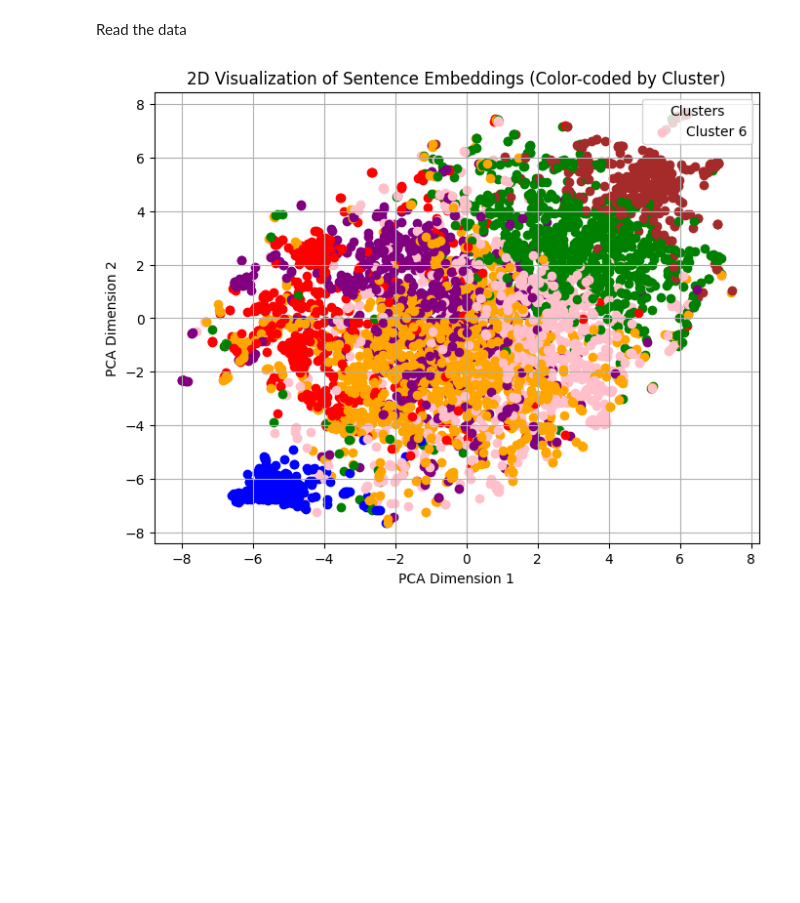
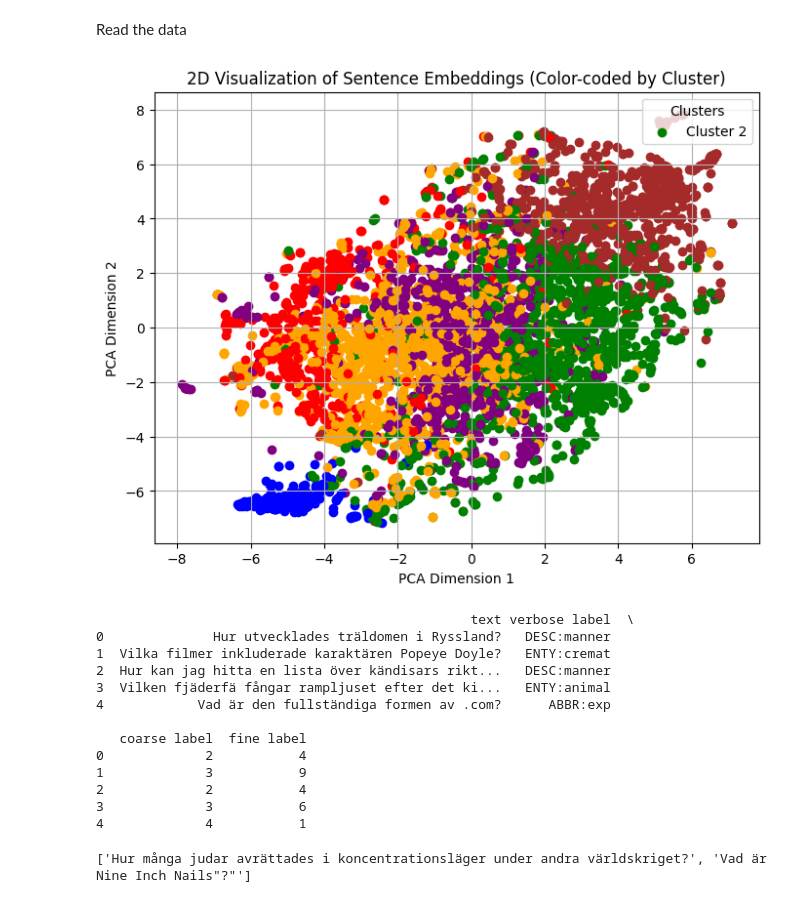
Before and after one commit to SpiffiRacoon/ISBiT, a Jupyter notebook: ML/research_notebook.ipynb, the cells around one changed output. Drawn from its saved outputs; the diff is of its cells as text; code cells hidden in the pictures; blank space fills up the shorter version.

Commit message:
did vector embedding and clustering

```diff
--- a/ML/research_notebook.ipynb
+++ b/ML/research_notebook.ipynb
@@ -17,8 +17,7 @@ sentences = df['text'].tolist()
 # %%
 
 
-# ##.\envISBIT\Scripts\activate to activate my virtual environment
-# ## "deactivate" to deactivate it
+
 # from sentence_transformers import SentenceTransformer
 # import pandas as pd
 # import matplotlib.pyplot as plt
@@ -78,13 +77,19 @@ sentences = df['text'].tolist()
 # Step 1: Load the CSV file into a DataFrame (adjust path and column as needed)
 
 # Step 3: Load a pre-trained SBERT model
+
+
+
+
+# ##.\envISBIT\Scripts\activate to activate my virtual environment
+# ## "deactivate" to deactivate it
 model = SentenceTransformer('paraphrase-MiniLM-L6-v2')
 
 # Step 4: Generate embeddings for the extracted sentences
 embeddings = model.encode(sentences, show_progress_bar=True)
 
 # Step 5: Use KMeans to cluster the embeddings into 3 clusters
-num_clusters = 7
+num_clusters = 6
 kmeans = KMeans(n_clusters=num_clusters, random_state=0)
 kmeans.fit(embeddings)
 
@@ -98,31 +103,49 @@ color_map = {
     2: 'green',
     3: 'orange',
     4: 'purple',
     5: 'brown',
     6: 'pink',
     7: 'gray',
     8: 'olive',
     9: 'cyan'
 }
 colors = [color_map[label] for label in cluster_labels]
 
 # Step 7: Apply PCA to reduce the embeddings to 2D for visualization
 from sklearn.decomposition import PCA
 tsne = TSNE(n_components=2, perplexity=30, n_iter=300)
 embedding_2d = tsne.fit_transform(embeddings)
 
 # Step 8: Plot the 2D embeddings with color-coding by cluster
 plt.figure(figsize=(8, 6))
 for i, (embedding, cluster_label) in enumerate(zip(embedding_2d, cluster_labels)):
     plt.scatter(embedding[0], embedding[1], color=colors[i], label=f'Cluster {cluster_label}' if i == 0 else "")
     #plt.text(embedding[0] + 0.01, embedding[1] + 0.01, f"Point {i+1}", fontsize=9)
 
 # Add legend and labels
 plt.legend(loc='upper right', title="Clusters")
 plt.title("2D Visualization of Sentence Embeddings (Color-coded by Cluster)")
 plt.xlabel("PCA Dimension 1")
 plt.ylabel("PCA Dimension 2")
 plt.grid(True)
 plt.show()
+print(df.head())
 # %% [output]
-[figure, old version]
+[figure, new version]
+                                                text verbose label  \
+0              Hur utvecklades träldomen i Ryssland?   DESC:manner
+1  Vilka filmer inkluderade karaktären Popeye Doyle?   ENTY:cremat
+2  Hur kan jag hitta en lista över kändisars rikt...   DESC:manner
+3  Vilken fjäderfä fångar rampljuset efter det ki...   ENTY:animal
+4            Vad är den fullständiga formen av .com?      ABBR:exp
+
+   coarse label  fine label
+0             2           4
+1             3           9
+2             2           4
+3             3           6
+4             4           1
+# %%
+print(sentences[1:19])
+# %% [output]
+['Hur många judar avrättades i koncentrationsläger under andra världskriget?', 'Vad är Nine Inch Nails"?"']
```
Also changed, not shown: 1 other file.
